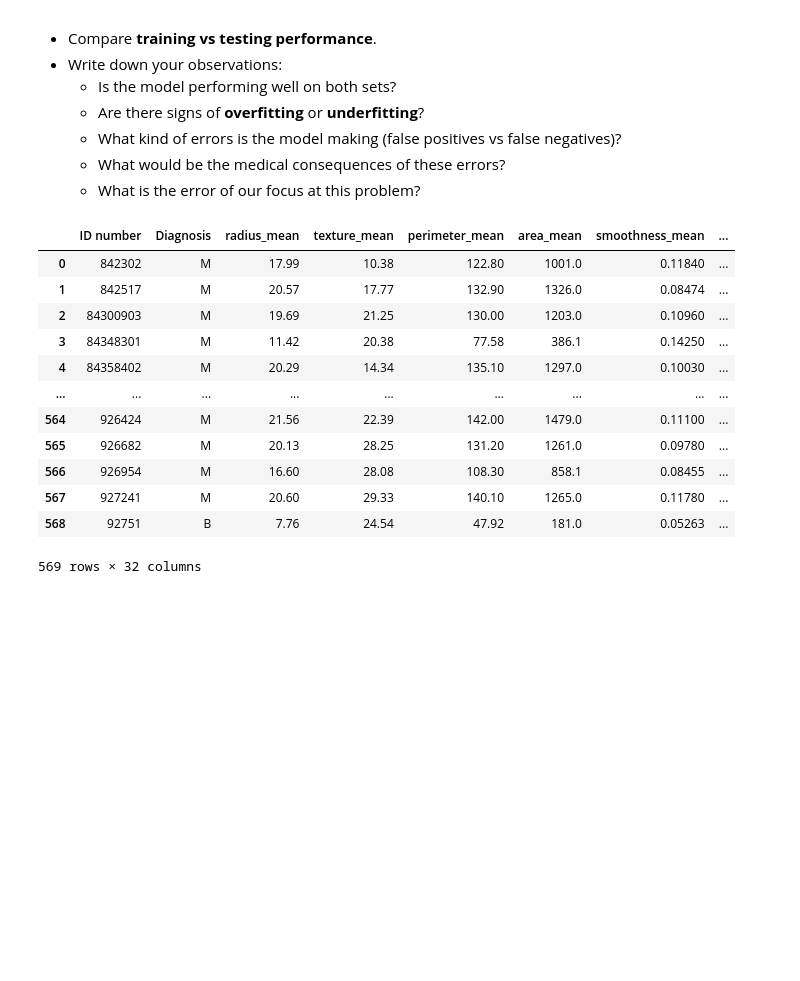
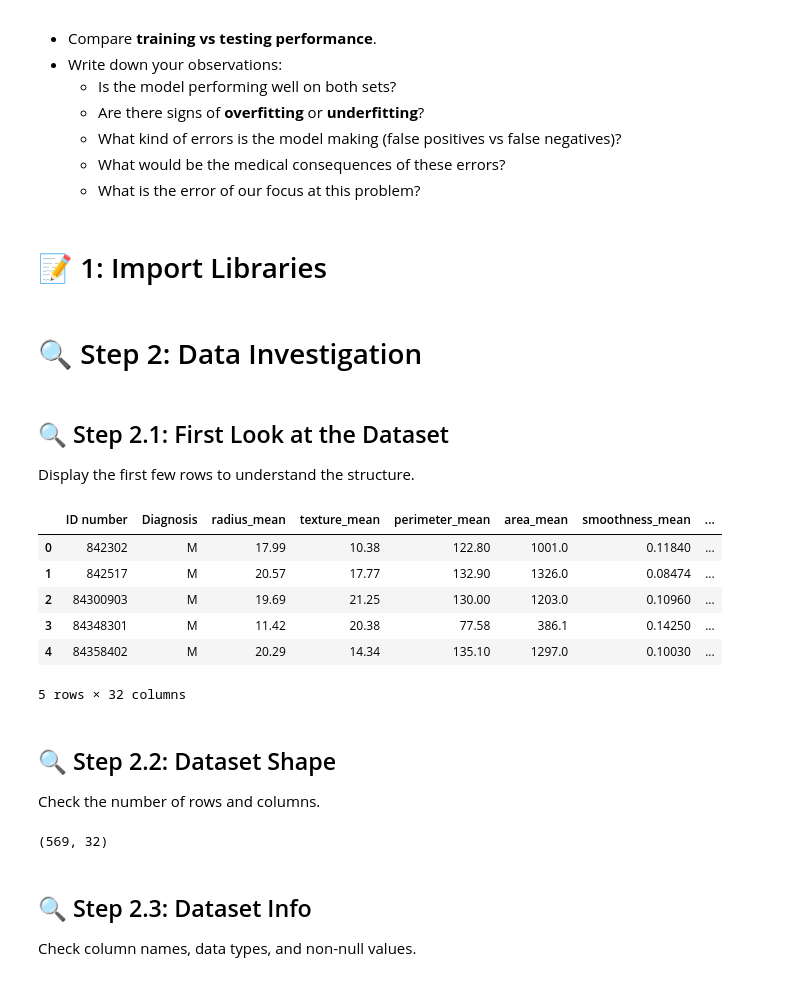
Before and after one commit to MohamedShoaib3/Algorithms_python, a Jupyter notebook: Classification_Task.ipynb, the cells around one changed output. Cells and saved outputs as stored; diff of their text form; code cells hidden in the pictures; blank space fills up the shorter version.

```diff
--- a/Classification_Task.ipynb
+++ b/Classification_Task.ipynb
@@ -106,3 +106,5 @@ Evaluate the model using:
   - What kind of errors is the model making (false positives vs false negatives)?
   - What would be the medical consequences of these errors?
   - What is the error of our focus at this problem?
+# %% [markdown]
+# 📝 1: Import Libraries
@@ -109,16 +123,25 @@ Evaluate the model using:
+# %% [markdown]
+# 🔍 Step 2: Data Investigation
+# %% [markdown]
+## 🔍 Step 2.1: First Look at the Dataset
+Display the first few rows to understand the structure.
 # %%
-df
+df.head()
 # %% [output]
 |  | ID number | Diagnosis | radius_mean | texture_mean | perimeter_mean | area_mean | smoothness_mean | ... |
 | 0 | 842302 | M | 17.99 | 10.38 | 122.80 | 1001.0 | 0.11840 | ... |
 | 1 | 842517 | M | 20.57 | 17.77 | 132.90 | 1326.0 | 0.08474 | ... |
 | 2 | 84300903 | M | 19.69 | 21.25 | 130.00 | 1203.0 | 0.10960 | ... |
 | 3 | 84348301 | M | 11.42 | 20.38 | 77.58 | 386.1 | 0.14250 | ... |
 | 4 | 84358402 | M | 20.29 | 14.34 | 135.10 | 1297.0 | 0.10030 | ... |
-| ... | ... | ... | ... | ... | ... | ... | ... | ... |
-| 564 | 926424 | M | 21.56 | 22.39 | 142.00 | 1479.0 | 0.11100 | ... |
-| 565 | 926682 | M | 20.13 | 28.25 | 131.20 | 1261.0 | 0.09780 | ... |
-| 566 | 926954 | M | 16.60 | 28.08 | 108.30 | 858.1 | 0.08455 | ... |
-| 567 | 927241 | M | 20.60 | 29.33 | 140.10 | 1265.0 | 0.11780 | ... |
-| 568 | 92751 | B | 7.76 | 24.54 | 47.92 | 181.0 | 0.05263 | ... |
-569 rows × 32 columns
+5 rows × 32 columns
+# %% [markdown]
+## 🔍 Step 2.2: Dataset Shape
+Check the number of rows and columns.
+# %%
+df.shape
+# %% [output]
+(569, 32)
+# %% [markdown]
+## 🔍 Step 2.3: Dataset Info
+Check column names, data types, and non-null values.
```
Also changed, not shown: parts of 37 cells of this notebook.
